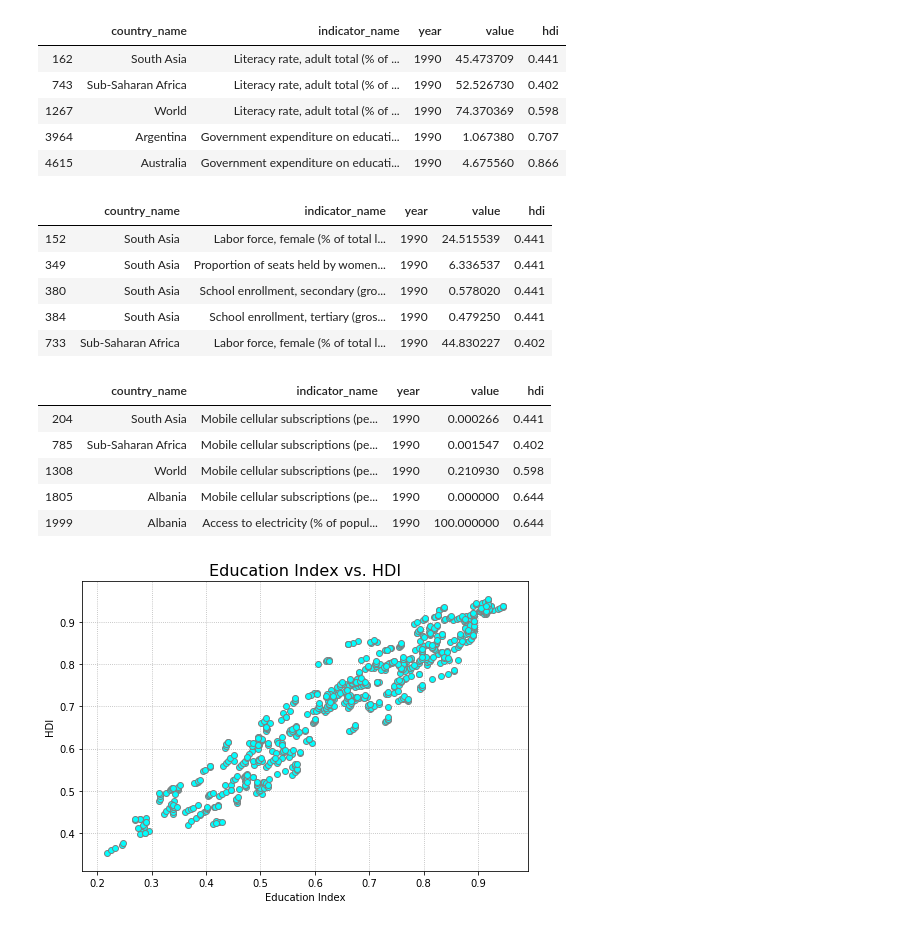
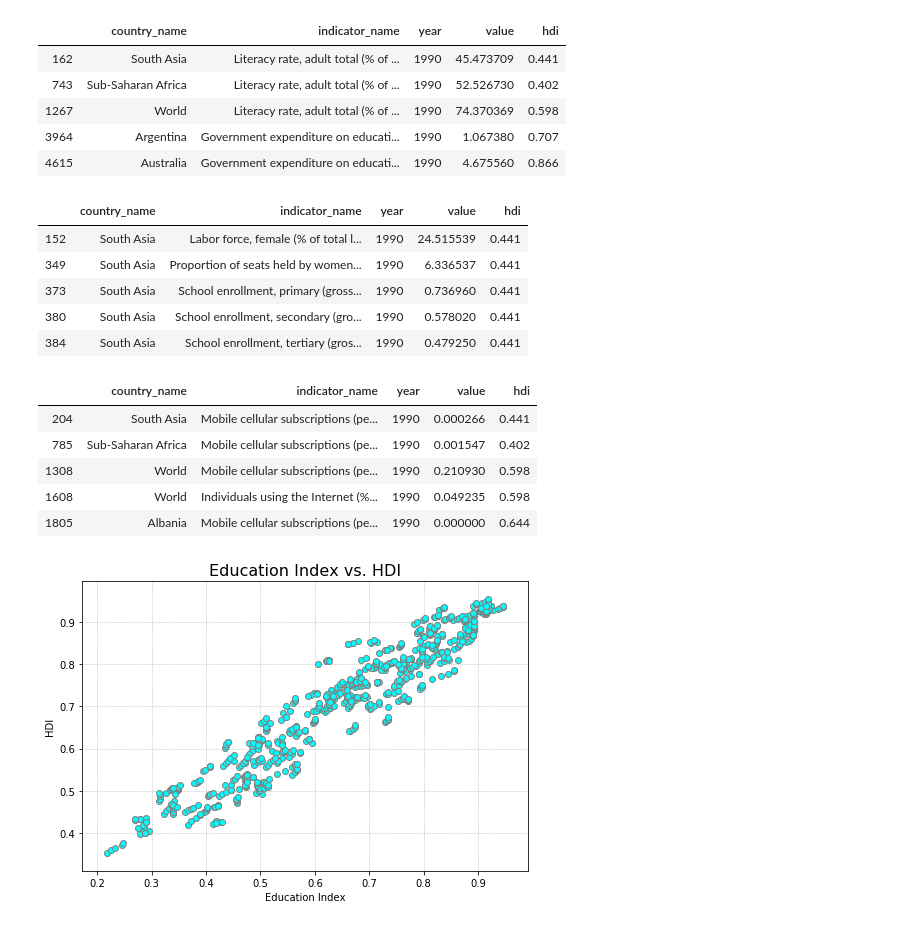
Before and after one commit to linmck/finalproject, a Jupyter notebook: Predict_HDI.ipynb, the cells around one changed output. Drawn from its saved outputs; the diff is of its cells as text; code cells hidden in the pictures.

Commit message:
Updated isin code to pull in all selected indicators

```diff
--- a/Predict_HDI.ipynb
+++ b/Predict_HDI.ipynb
@@ -451,32 +460,36 @@ secondary_indicators_education.head()
 | 3964 | Argentina | Government expenditure on educati... | 1990 | 1.067380 | 0.707 |
 | 4615 | Australia | Government expenditure on educati... | 1990 | 4.675560 | 0.866 |
 # %%
+#Pull out selected gender indicators for a deeper look into how gender parity impacts HDI
 gender_indicators = [
     "Gender Inequality Index",
     "Labor force, female (% of total labor force)",
-    "Unemployment, female (% of female labor force) (modeled ILO estimate)"
+    "Unemployment, female (% of female labor force) (modeled ILO estimate)",
     "School enrollment, primary (gross), gender parity index (GPI)",
     "School enrollment, secondary (gross), gender parity index (GPI)",
     "School enrollment, tertiary (gross), gender parity index (GPI)",
     "Proportion of seats held by women in national parliaments (%)"]
 
 secondary_indicators_gender = combined_indicators_final[combined_indicators_final['indicator_name'].isin(gender_indicators) ]
 
+#Save to CSV
 filepath = os.path.join('resources','gender_df.csv')
 secondary_indicators_gender.to_csv(filepath)
 
+#Preview data frame
 secondary_indicators_gender.head()
 # %% [output]
 |  | country_name | indicator_name | year | value | hdi |
 | 152 | South Asia | Labor force, female (% of total l... | 1990 | 24.515539 | 0.441 |
 | 349 | South Asia | Proportion of seats held by women... | 1990 | 6.336537 | 0.441 |
+| 373 | South Asia | School enrollment, primary (gross... | 1990 | 0.736960 | 0.441 |
 | 380 | South Asia | School enrollment, secondary (gro... | 1990 | 0.578020 | 0.441 |
 | 384 | South Asia | School enrollment, tertiary (gros... | 1990 | 0.479250 | 0.441 |
-| 733 | Sub-Saharan Africa | Labor force, female (% of total l... | 1990 | 44.830227 | 0.402 |
 # %%
+#Pull out selected accessiblity (to basic and technology needs) indicators for a deeper look into how access to these things impacts HDI
 access_indicators = [
     "Mobile cellular subscriptions (per 100 people)",
-    "Individuals using the Internet (% of population)"
+    "Individuals using the Internet (% of population)",
     "People using at least basic drinking water services (% of population)",
     "Access to clean fuels and technologies for cooking (% of population)",
     "Access to electricity (% of population)",
@@ -484,17 +497,19 @@ access_indicators = [
 
 secondary_indicators_access = combined_indicators_final[combined_indicators_final['indicator_name'].isin(access_indicators) ]
 
+#Save to CSV
 filepath = os.path.join('resources','access_df.csv')
 secondary_indicators_access.to_csv(filepath)
 
+#Preview data frame
 secondary_indicators_access.head()
 # %% [output]
 |  | country_name | indicator_name | year | value | hdi |
 | 204 | South Asia | Mobile cellular subscriptions (pe... | 1990 | 0.000266 | 0.441 |
 | 785 | Sub-Saharan Africa | Mobile cellular subscriptions (pe... | 1990 | 0.001547 | 0.402 |
 | 1308 | World | Mobile cellular subscriptions (pe... | 1990 | 0.210930 | 0.598 |
+| 1608 | World | Individuals using the Internet (%... | 1990 | 0.049235 | 0.598 |
 | 1805 | Albania | Mobile cellular subscriptions (pe... | 1990 | 0.000000 | 0.644 |
-| 1999 | Albania | Access to electricity (% of popul... | 1990 | 100.000000 | 0.644 |
 # %%
 #Create Education Index v. HDI chart
 edu_1_values = secondary_indicators_education.loc[(secondary_indicators_education['indicator_name']=='Education Index')]
```
Also changed, not shown: parts of 11 cells of this notebook, 3 other files.
